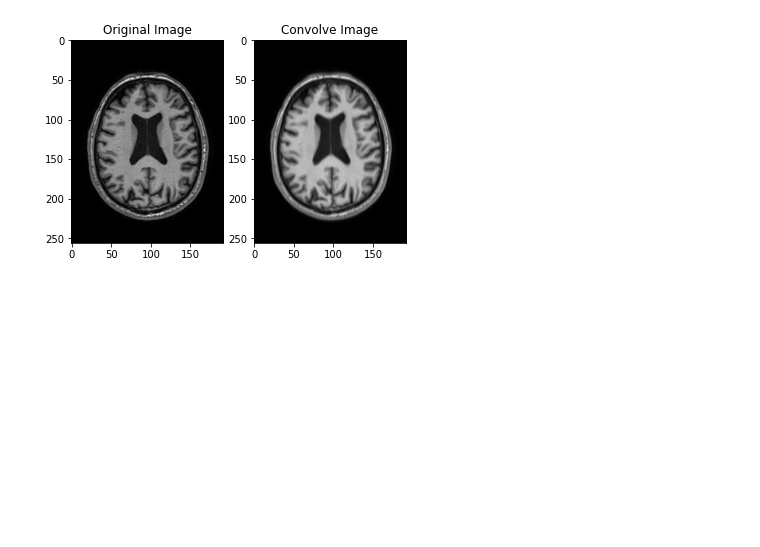
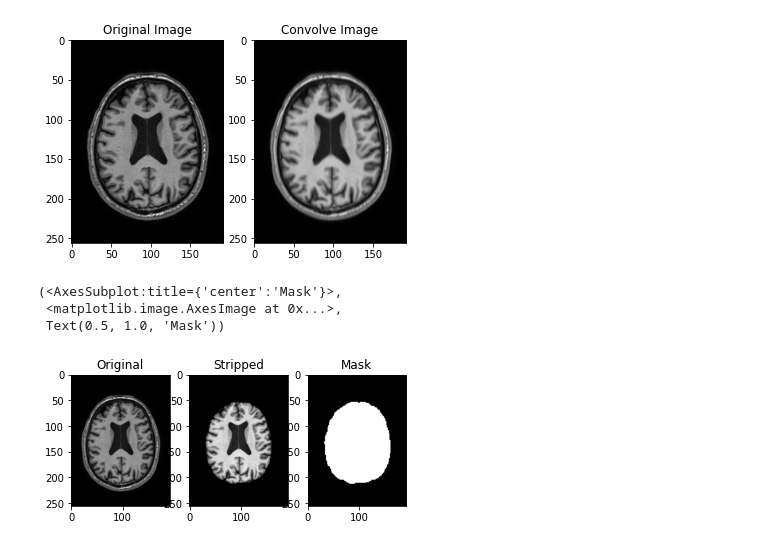
Before and after one commit to AlexVonEinzbern/NeuroImaging_preprocessing, a Jupyter notebook: Tutorials.ipynb, the cells around one changed output. Saved outputs shown, nothing was run; the diff lists cells and outputs as text; code cells hidden in the pictures; blank space fills up the shorter version.

```diff
--- a/Tutorials.ipynb
+++ b/Tutorials.ipynb
@@ -17,3 +18,20 @@ plt.title('Convolve Image')
 # %% [output]
 Text(0.5, 1.0, 'Convolve Image')
 [figure]
+# %%
+###Skullstripping example using robex
+stripped, mask = skullstripped(img)
+# %%
+img_data = img.get_fdata()
+stripped_data = stripped.to_nibabel().get_fdata()
+mask_data = mask.to_nibabel().get_fdata()
+# %%
+k=90
+plt.subplot(131), plt.imshow(img_data[:,k,:], cmap=plt.cm.gray), plt.title('Original')
+plt.subplot(132), plt.imshow(stripped_data[:,k,:], cmap=plt.cm.gray), plt.title('Stripped')
+plt.subplot(133), plt.imshow(mask_data[:,k,:], cmap=plt.cm.gray), plt.title('Mask')
+# %% [output]
+(<AxesSubplot:title={'center':'Mask'}>,
+ <matplotlib.image.AxesImage at 0x...>,
+ Text(0.5, 1.0, 'Mask'))
+[figure, added]
```
Also changed, not shown: parts of 1 cell of this notebook.
